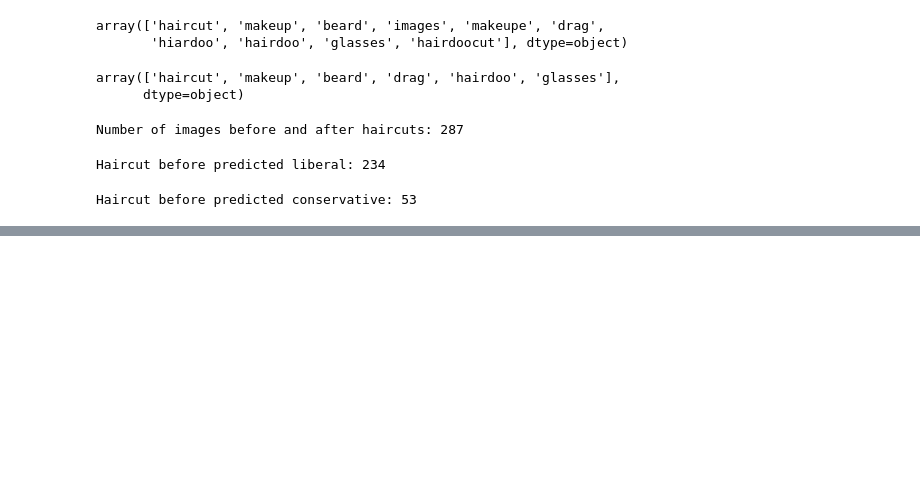
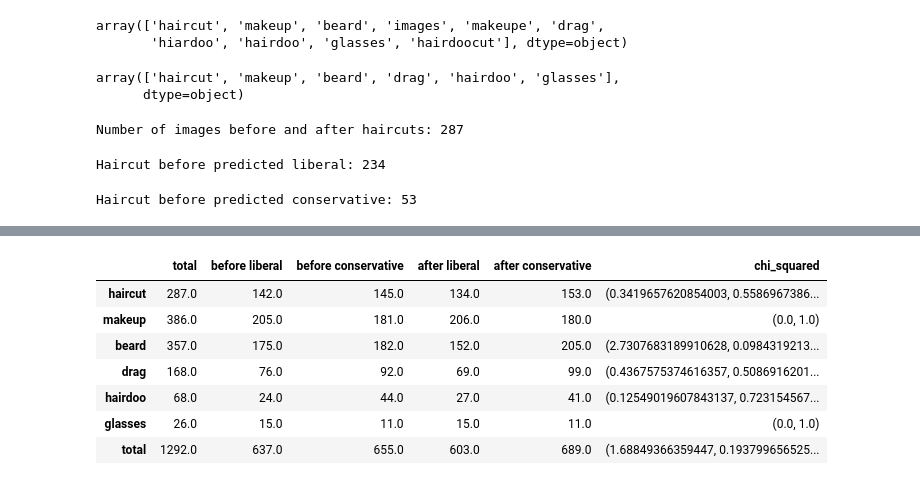
Before and after one commit to rohanfaiyazkhan/deeplearningproject, a Jupyter notebook: retest_analysis.ipynb, the cells around one changed output, grey strips where cells are left out. Saved outputs shown, nothing was run; the diff lists cells and outputs as text; code cells hidden in the pictures; blank space fills up the shorter version.

```diff
--- a/retest_analysis.ipynb
+++ b/retest_analysis.ipynb
@@ -313,0 +357,13 @@ nn_analysis_df.to_csv('./results/nn_retest_analysis.csv')
+# %%
+nn_analysis_df['chi_squared'] = nn_analysis_df.apply(get_chi_squared, axis=1)
+# %%
+nn_analysis_df
+# %% [output]
+|  | total | before liberal | before conservative | after liberal | after conservative | chi_squared |
+| haircut | 287.0 | 142.0 | 145.0 | 134.0 | 153.0 | (0.3419657620854003, 0.5586967386... |
+| makeup | 386.0 | 205.0 | 181.0 | 206.0 | 180.0 | (0.0, 1.0) |
+| beard | 357.0 | 175.0 | 182.0 | 152.0 | 205.0 | (2.7307683189910628, 0.0984319213... |
+| drag | 168.0 | 76.0 | 92.0 | 69.0 | 99.0 | (0.4367575374616357, 0.5086916201... |
+| hairdoo | 68.0 | 24.0 | 44.0 | 27.0 | 41.0 | (0.12549019607843137, 0.723154567... |
+| glasses | 26.0 | 15.0 | 11.0 | 15.0 | 11.0 | (0.0, 1.0) |
+| total | 1292.0 | 637.0 | 655.0 | 603.0 | 689.0 | (1.68849366359447, 0.193799656525... |
```
Also changed, not shown: parts of 11 cells of this notebook, 4 other files.
